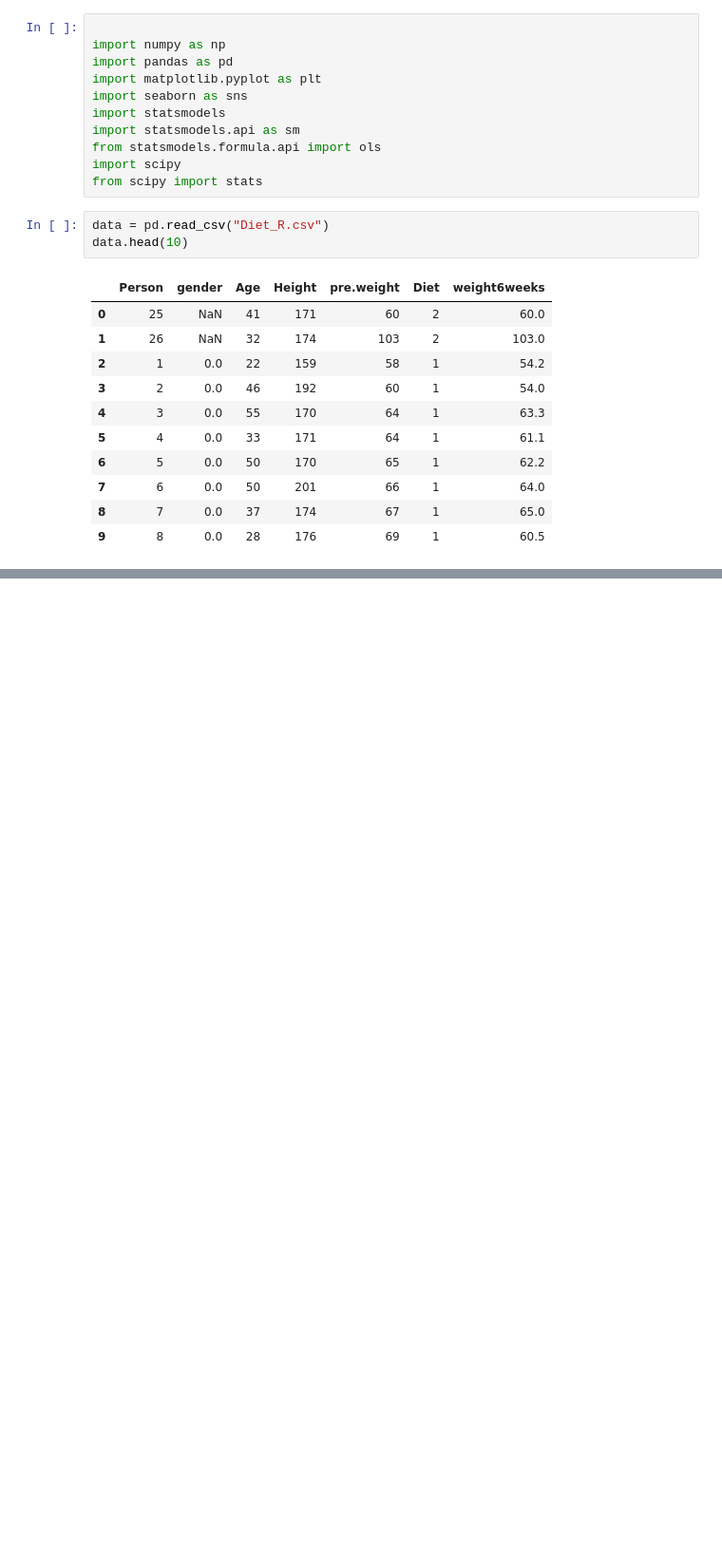
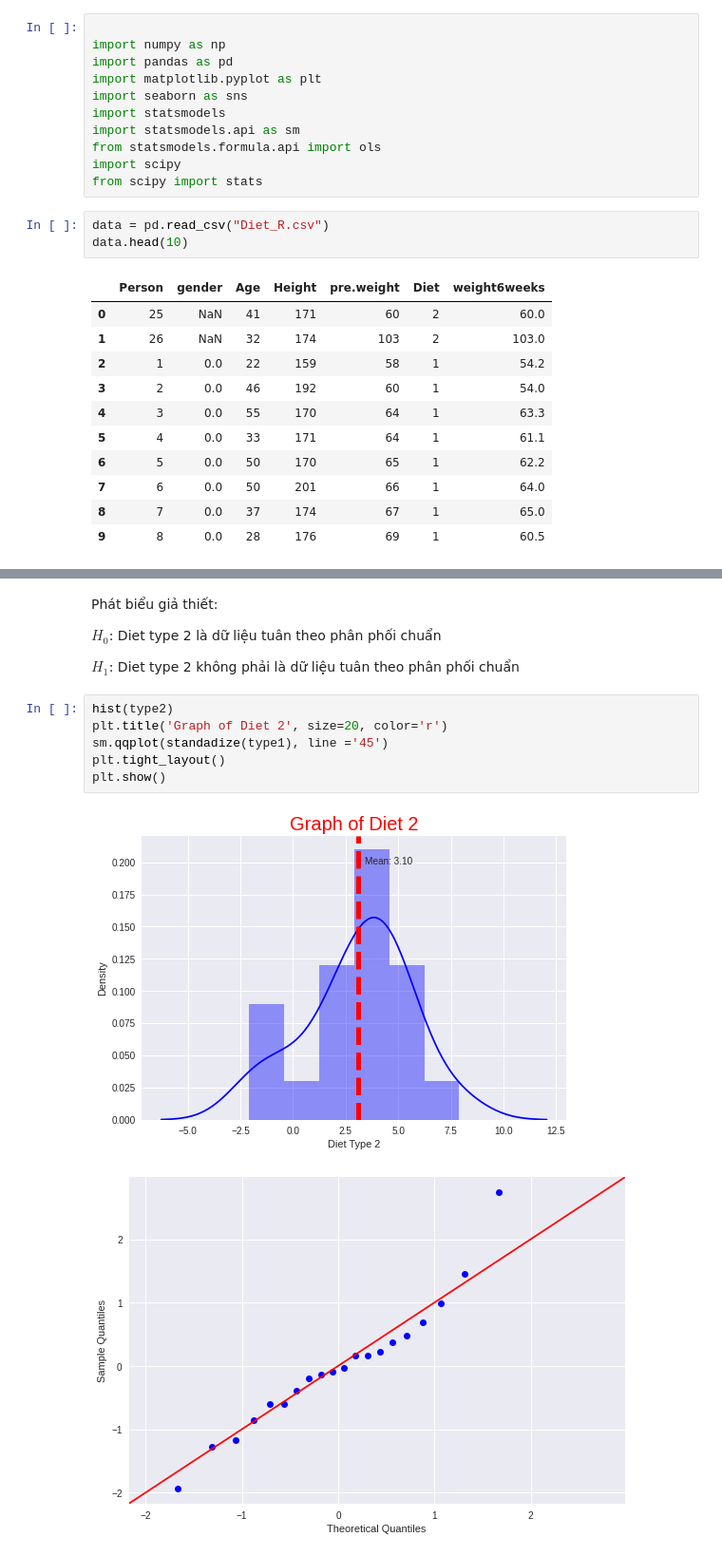
Before and after one commit to thangpro1242002/PTDL-with-python, a Jupyter notebook: Inference_Statistics.ipynb, the cells around one changed output, grey strips where cells are left out. Shown at 95% size. Drawn from its saved outputs; the diff is of its cells as text; blank space fills up the shorter version.

```diff
--- a/Inference_Statistics.ipynb
+++ b/Inference_Statistics.ipynb
@@ -195,0 +262,17 @@ H1:Mẫu không có phương sai đồng nhất
+# %% [markdown]
+
+Phát biểu giả thiết:
+
+$H_0$: Diet type 2 là dữ liệu tuân theo phân phối chuẩn
+
+
+$H_1$: Diet type 2 không phải là dữ liệu tuân theo phân phối chuẩn
+# %%
+hist(type2)
+plt.title('Graph of Diet 2', size=20, color='r')
+sm.qqplot(standadize(type1), line ='45')
+plt.tight_layout()
+plt.show()
+# %% [output]
+[figure, added]
+[figure, added]
```
Also changed, not shown: parts of 64 cells of this notebook.
